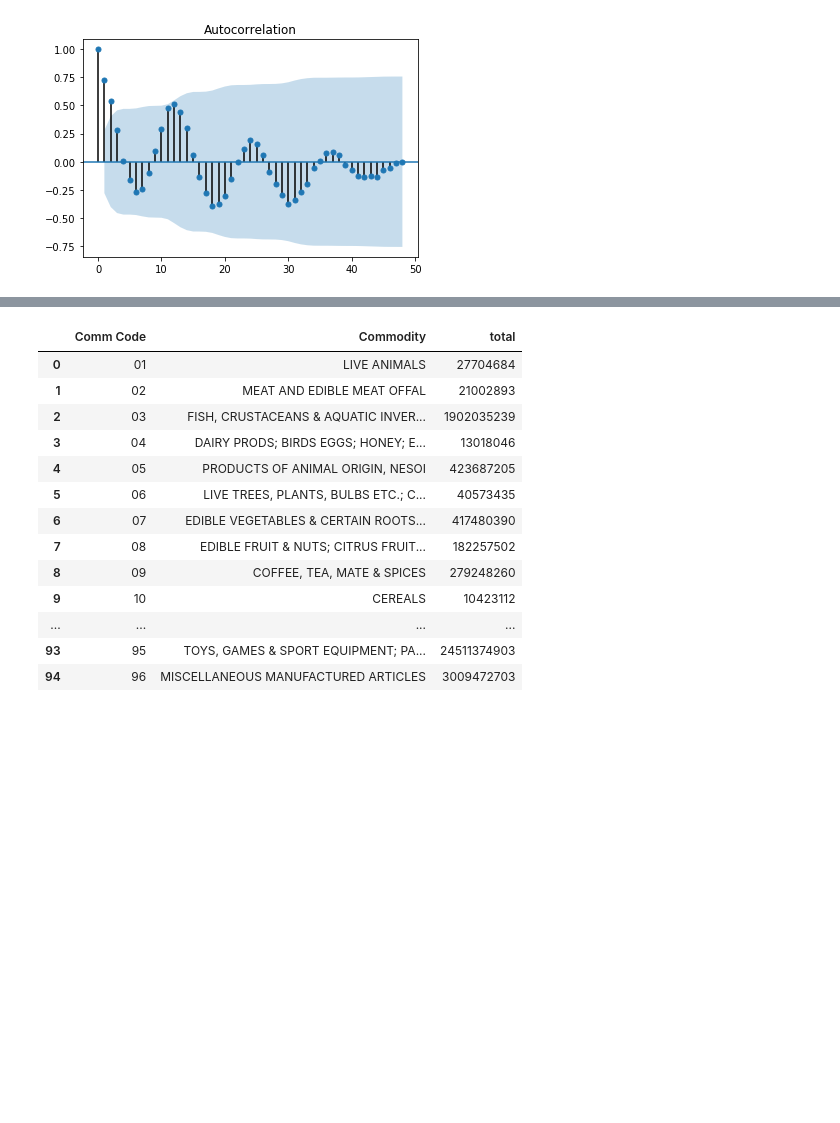
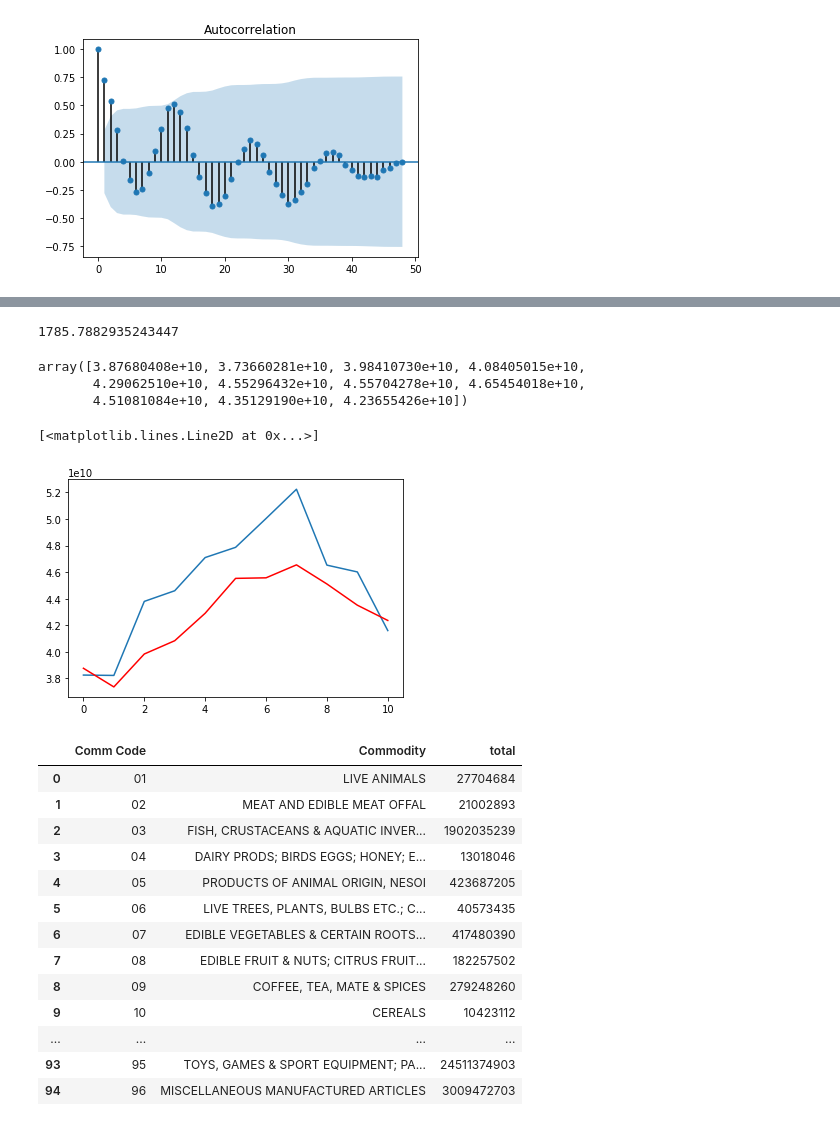
Before and after one commit to Sailendra-Mahapatra/Project2, a Jupyter notebook: malik/malik.ipynb, the cells around one changed output, grey strips where cells are left out. Saved outputs shown, nothing was run; the diff lists cells and outputs as text; code cells hidden in the pictures; blank space fills up the shorter version.

```diff
--- a/malik/malik.ipynb
+++ b/malik/malik.ipynb
@@ -246,3 +266,25 @@ plot_acf(sales)
+# %%
+#p,d,q  p = periods taken for autoregressive model
+#d -> Integrated order, difference
+# q periods in moving average model
+model_arima = ARIMA(train,order=(9, 1, 0))
+model_arima_fit = model_arima.fit()
+print(model_arima_fit.aic)
+# %% [output]
+1785.7882935243447
+# %%
+predictions= model_arima_fit.forecast(steps=11)[0]
+predictions
+# %% [output]
+array([3.87680408e+10, 3.73660281e+10, 3.98410730e+10, 4.08405015e+10,
+       4.29062510e+10, 4.55296432e+10, 4.55704278e+10, 4.65454018e+10,
+       4.51081084e+10, 4.35129190e+10, 4.23655426e+10])
+# %%
+plt.plot(test)
+plt.plot(predictions,color='red')
+# %% [output]
+[<matplotlib.lines.Line2D at 0x...>]
+[figure, added]
 # %%
 data_2015_import = yearly_data(china_data_import,"2015")
 data_2015_export = yearly_data(china_data_export,"2015")
```
Also changed, not shown: parts of 15 cells of this notebook, 6 other files.
